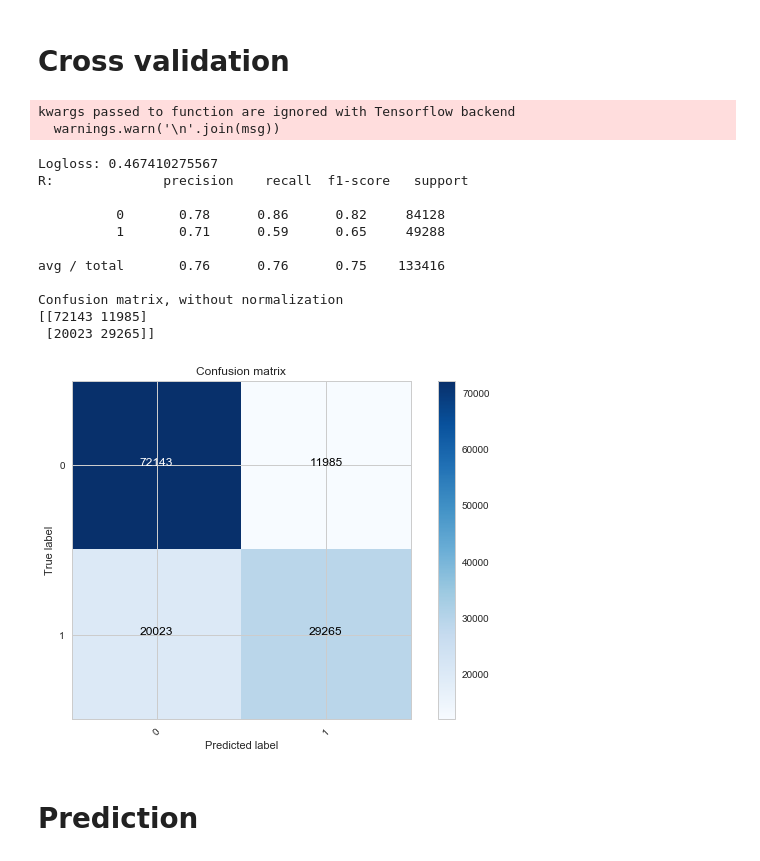
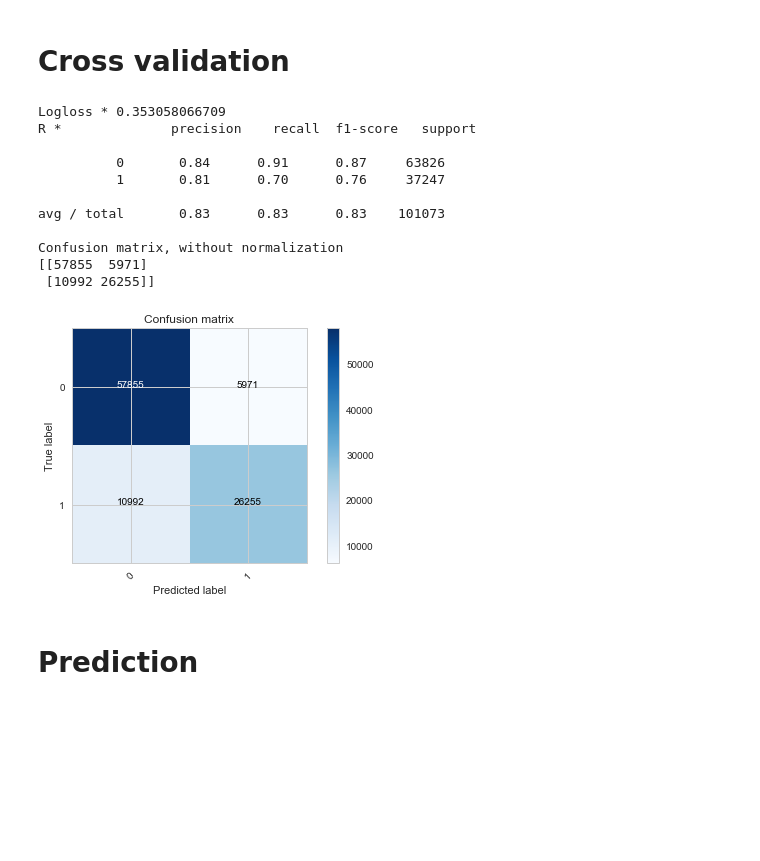
Before and after one commit to icostan/kaggle, a Jupyter notebook: quora-pairs/quora-pairs.ipynb, the cells around one changed output. Cells and saved outputs as stored; diff of their text form; code cells hidden in the pictures; blank space fills up the shorter version.

Commit message:
Quora pairs: under 0.35 logloss

```diff
--- a/quora-pairs/quora-pairs.ipynb
+++ b/quora-pairs/quora-pairs.ipynb
@@ -194,35 +145,35 @@ Y: (404290, 2)
 # %%
 importlib.reload(p)
 
-pf1 = s.percentile_filter(x_q1, y, percentile=50)
-pf2 = s.percentile_filter(x_q2, y, percentile=50)
+# pf1 = s.percentile_filter(x_q1, y, percentile=50)
+# pf2 = s.percentile_filter(x_q2, y, percentile=50)
 
 x0 = train_data[['shared_words', 'shared_chars', 'similar']]
-x1 = s.select(x_q1, pf1, question_features)
-x2 = s.select(x_q2, pf2, question_features)
-x3, scaler = p.scale(train_data[['qid1', 'qid2', 'words']])
+# x1 = s.select(x_q1, pf1, question_features)
+# x2 = s.select(x_q2, pf2, question_features)
+x3, scaler = p.scale(train_data[['count', 'freqs1', 'freqs2']])
 
 x = pd.DataFrame(index=train_data.index)
 x = pd.merge(x, x0, left_index=True, right_index=True)
-x = pd.merge(x, x1, left_index=True, right_index=True)
-x = pd.merge(x, x2, left_index=True, right_index=True)
+# x = pd.merge(x, x1, left_index=True, right_index=True)
+# x = pd.merge(x, x2, left_index=True, right_index=True)
 x = pd.merge(x, x3, left_index=True, right_index=True)
 
 X = x.values
 u.log('X train', X.shape)
 
 
-# x0_test = test_data[['shared_words', 'words1', 'words2', 'similar']]
+x0_test = test_data[['shared_words', 'shared_chars', 'similar']]
 # x1_test = s.select(x_q1_test, pf1, question_features)
 # x2_test = s.select(x_q2_test, pf2, question_features)
-# x3_test, scaler = p.scale(test_data[['qid1', 'qid2']])
+x3_test, scaler = p.scale(test_data[['count', 'freqs1', 'freqs2']])
 
-# x_test = pd.DataFrame(index=test_data.index)
-# x_test = pd.merge(x_test, x0_test, left_index=True, right_index=True)
+x_test = pd.DataFrame(index=test_data.index)
+x_test = pd.merge(x_test, x0_test, left_index=True, right_index=True)
 # x_test = pd.merge(x_test, x1_test, left_index=True, right_index=True)
 # x_test = pd.merge(x_test, x2_test, left_index=True, right_index=True)
-# x_test = pd.merge(x_test, x3_test, left_index=True, right_index=True)
+x_test = pd.merge(x_test, x3_test, left_index=True, right_index=True)
 
-# X_test = x_test.values
-# u.log('X test', X_test.shape)
+X_test = x_test.values
+u.log('X test', X_test.shape)
 # %% [output]
@@ -233,5 +182,5 @@ X train: (404290, 506)
 # %%
-X_train, X_val, y_train, y_val = train_test_split(X, y, test_size=0.33)
+X_train, X_val, y_train, y_val = train_test_split(X, y, test_size=0.25)
 
 u.log('X train', X_train.shape)
 u.log('y train', y_train.shape)
@@ -291,0 +243,8 @@ Epoch 15/15
+# %%
+import xgboost as xgb
+
+xgbc = xgb.XGBClassifier(learning_rate=0.1, n_estimators=50, silent=False)
+xgbc.fit(X_train, y_train, eval_set=[(X_val, y_val)], eval_metric='logloss', verbose=True)
+
+score = xgbc.score(X_val, y_val)
+u.log('Score', score)
@@ -309,30 +289,30 @@ u.log('Score', clf.score(X_val, y_val))
 # %% [markdown]
 # Cross validation
 # %%
+# y_val_prob = model.predict(X_val)
+y_val_prob = xgbc.predict_proba(X_val)[:, 1]
 # y_val_prob = clf.predict_proba(X_val)
-y_val_prob = model.predict(X_val)
+
 y_val_pred = (y_val_prob > 0.5).astype('int32')
 
 u.log('Logloss', log_loss(y_val, y_val_prob))
 u.log('R', classification_report(y_val, y_val_pred, target_names=labels))
 
 cm = confusion_matrix(y_val, y_val_pred)
 g.plot_confusion_matrix(cm, labels)
 # %% [output]
-kwargs passed to function are ignored with Tensorflow backend
-  warnings.warn('\n'.join(msg))
+Logloss * 0.353058066709
+R *              precision    recall  f1-score   support
+
+          0       0.84      0.91      0.87     63826
+          1       0.81      0.70      0.76     37247
+
+avg / total       0.83      0.83      0.83    101073
+
+Confusion matrix, without normalization
+[[57855  5971]
+ [10992 26255]]
-Logloss: 0.467410275567
-R:              precision    recall  f1-score   support
-
-          0       0.78      0.86      0.82     84128
-          1       0.71      0.59      0.65     49288
-
-avg / total       0.76      0.76      0.75    133416
-
-Confusion matrix, without normalization
-[[72143 11985]
- [20023 29265]]
-[figure, old version]
+[figure, new version]
 # %% [markdown]
 # Prediction
 # %%
```
Also changed, not shown: parts of 26 cells of this notebook, 4 other files.
